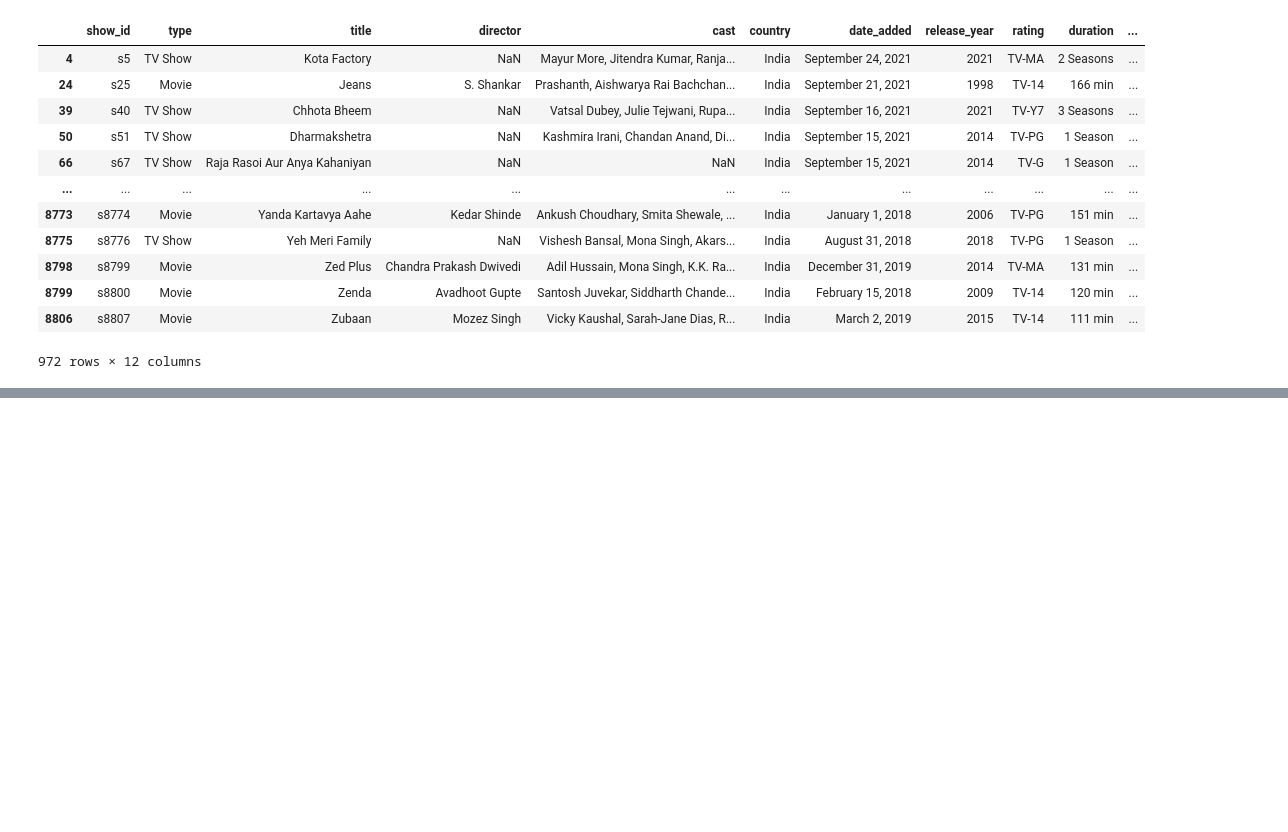
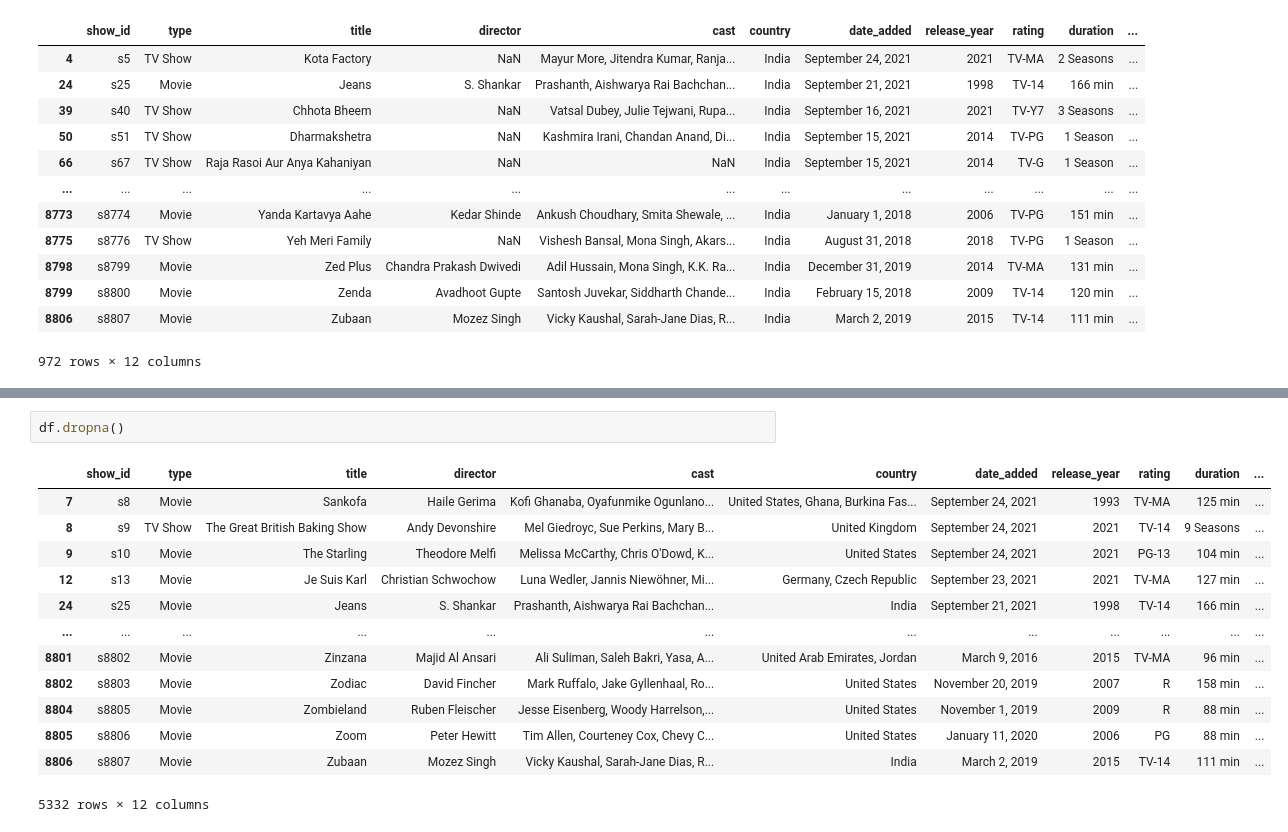
Before and after one commit to tarekulislam03/datascience-journey, a Jupyter notebook: data_filtering_loading.ipynb, the cells around one changed output, grey strips where cells are left out. Cells and saved outputs as stored; diff of their text form; blank space fills up the shorter version.

```diff
--- a/data_filtering_loading.ipynb
+++ b/data_filtering_loading.ipynb
@@ -204,0 +221,16 @@ df.query("country == 'India'")
+# %%
+df.dropna()
+# %% [output]
+|  | show_id | type | title | director | cast | country | date_added | release_year | rating | duration | ... |
+| 7 | s8 | Movie | Sankofa | Haile Gerima | Kofi Ghanaba, Oyafunmike Ogunlano... | United States, Ghana, Burkina Fas... | September 24, 2021 | 1993 | TV-MA | 125 min | ... |
+| 8 | s9 | TV Show | The Great British Baking Show | Andy Devonshire | Mel Giedroyc, Sue Perkins, Mary B... | United Kingdom | September 24, 2021 | 2021 | TV-14 | 9 Seasons | ... |
+| 9 | s10 | Movie | The Starling | Theodore Melfi | Melissa McCarthy, Chris O'Dowd, K... | United States | September 24, 2021 | 2021 | PG-13 | 104 min | ... |
+| 12 | s13 | Movie | Je Suis Karl | Christian Schwochow | Luna Wedler, Jannis Niewöhner, Mi... | Germany, Czech Republic | September 23, 2021 | 2021 | TV-MA | 127 min | ... |
+| 24 | s25 | Movie | Jeans | S. Shankar | Prashanth, Aishwarya Rai Bachchan... | India | September 21, 2021 | 1998 | TV-14 | 166 min | ... |
+| ... | ... | ... | ... | ... | ... | ... | ... | ... | ... | ... | ... |
+| 8801 | s8802 | Movie | Zinzana | Majid Al Ansari | Ali Suliman, Saleh Bakri, Yasa, A... | United Arab Emirates, Jordan | March 9, 2016 | 2015 | TV-MA | 96 min | ... |
+| 8802 | s8803 | Movie | Zodiac | David Fincher | Mark Ruffalo, Jake Gyllenhaal, Ro... | United States | November 20, 2019 | 2007 | R | 158 min | ... |
+| 8804 | s8805 | Movie | Zombieland | Ruben Fleischer | Jesse Eisenberg, Woody Harrelson,... | United States | November 1, 2019 | 2009 | R | 88 min | ... |
+| 8805 | s8806 | Movie | Zoom | Peter Hewitt | Tim Allen, Courteney Cox, Chevy C... | United States | January 11, 2020 | 2006 | PG | 88 min | ... |
+| 8806 | s8807 | Movie | Zubaan | Mozez Singh | Vicky Kaushal, Sarah-Jane Dias, R... | India | March 2, 2019 | 2015 | TV-14 | 111 min | ... |
+5332 rows × 12 columns
```
Also changed, not shown: parts of 2 cells of this notebook, 4 other files.
